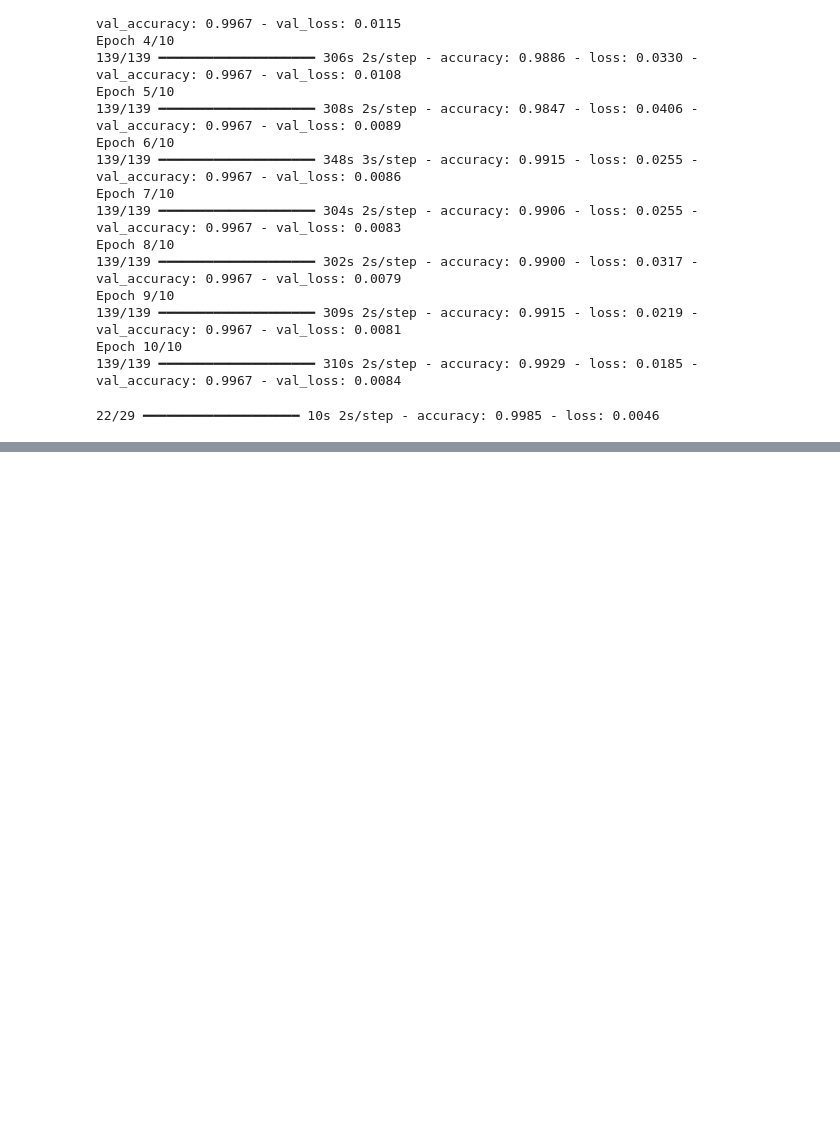
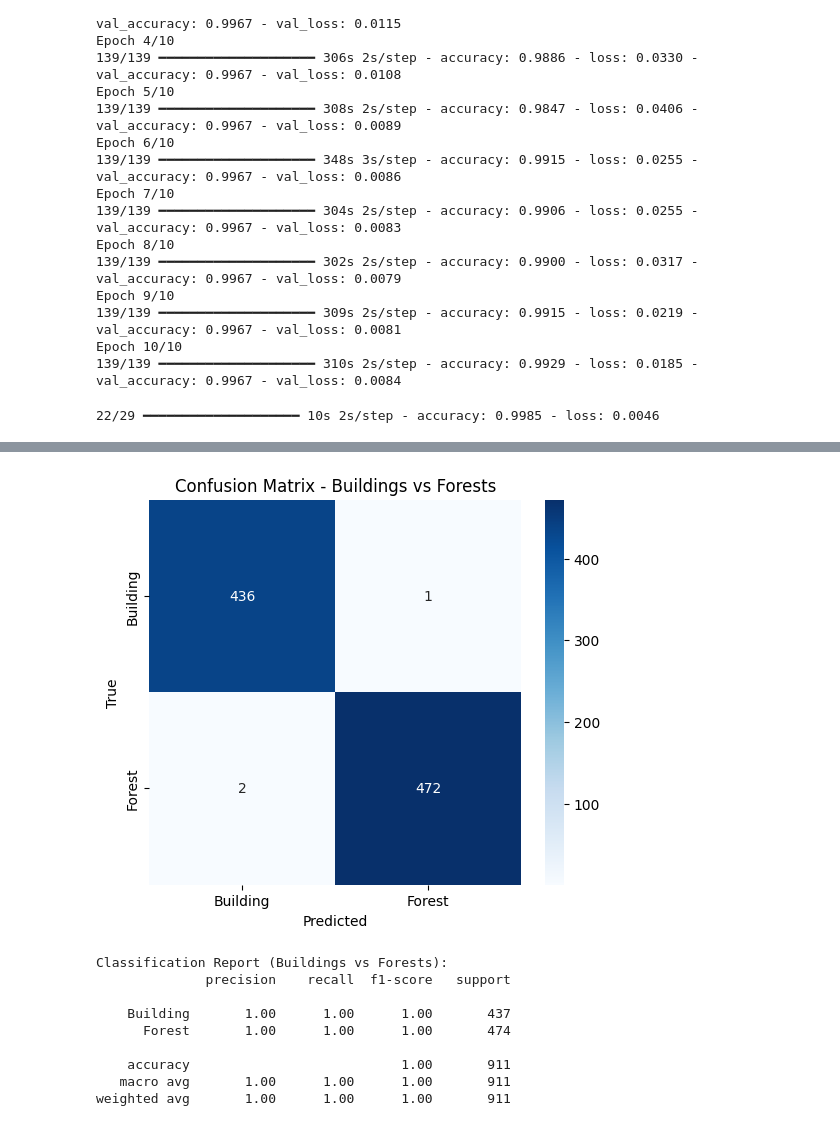
Before and after one commit to moodyminji/Buildings-And-Forests-Classification-ML, a Jupyter notebook: BulidingsAndForestsClassification.ipynb, the cells around one changed output, grey strips where cells are left out. Drawn from its saved outputs; the diff is of its cells as text; code cells hidden in the pictures; blank space fills up the shorter version.

```diff
--- a/BulidingsAndForestsClassification.ipynb
+++ b/BulidingsAndForestsClassification.ipynb
@@ -307,3 +307,36 @@ loss, acc = models.evaluate(test_data)
 print(f"Pre-trained MobileNetV2 Accuracy: {acc:.2f}")
 # %% [output]
 22/29 ━━━━━━━━━━━━━━━━━━━━ 10s 2s/step - accuracy: 0.9985 - loss: 0.0046
+# %%
+import matplotlib.pyplot as plt
+from sklearn.metrics import confusion_matrix, classification_report
+import seaborn as sns
+# Get true labels from the test generator
+true_labels = test_data.classes
+
+# Get predicted probabilities from your trained model (using 'models' instead of 'model')
+pred_probs = models.predict(test_data)
+
+# Convert probabilities to class predictions (0 = Building, 1 = Forest)
+predicted_labels = (pred_probs > 0.5).astype(int).reshape(-1)
+
+# Confusion Matrix
+cm = confusion_matrix(true_labels, predicted_labels)
+
+#Plot Confusion Matrix
+plt.figure(figsize=(6,5))
+sns.heatmap(cm, annot=True, fmt='d', cmap='Blues',
+            xticklabels=['Building','Forest'],
+            yticklabels=['Building','Forest'])
+plt.xlabel('Predicted')
+plt.ylabel('True')
+plt.title('Confusion Matrix - Buildings vs Forests')
+plt.show()
+
+
+
+# Classification Report
+print("Classification Report (Buildings vs Forests):")
+print(classification_report(true_labels, predicted_labels,
+                            target_names=['Building','Forest']))
+# %% [output]
@@ -309,0 +344,10 @@ print(f"Pre-trained MobileNetV2 Accuracy: {acc:.2f}")
+[figure, added]
+Classification Report (Buildings vs Forests):
+              precision    recall  f1-score   support
+
+    Building       1.00      1.00      1.00       437
+      Forest       1.00      1.00      1.00       474
+
+    accuracy                           1.00       911
+   macro avg       1.00      1.00      1.00       911
+weighted avg       1.00      1.00      1.00       911
```
Also changed, not shown: parts of 1 cell of this notebook.
